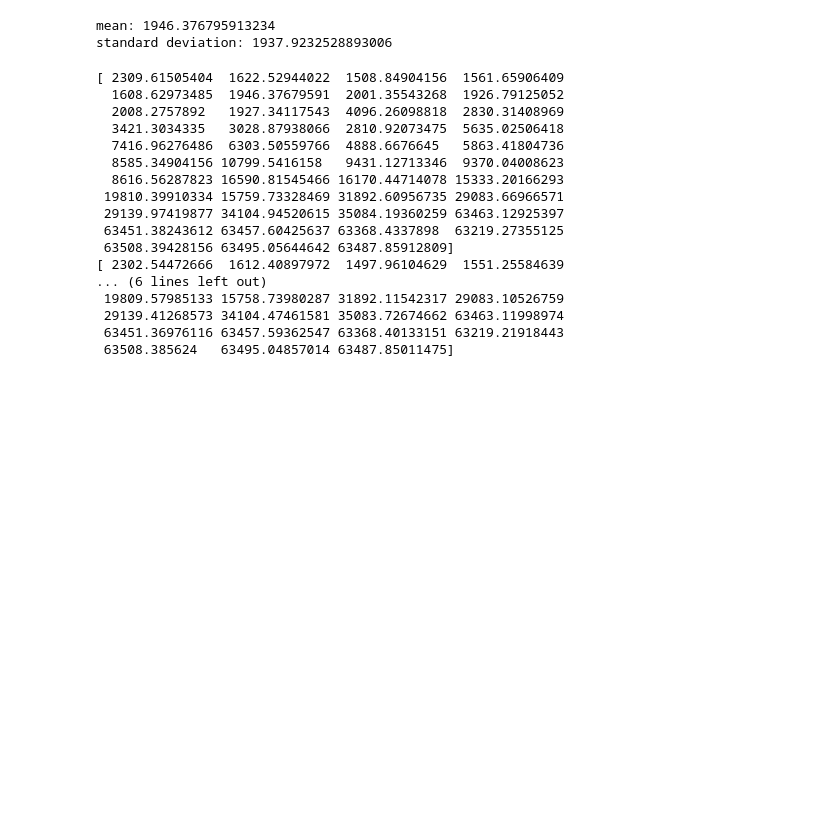
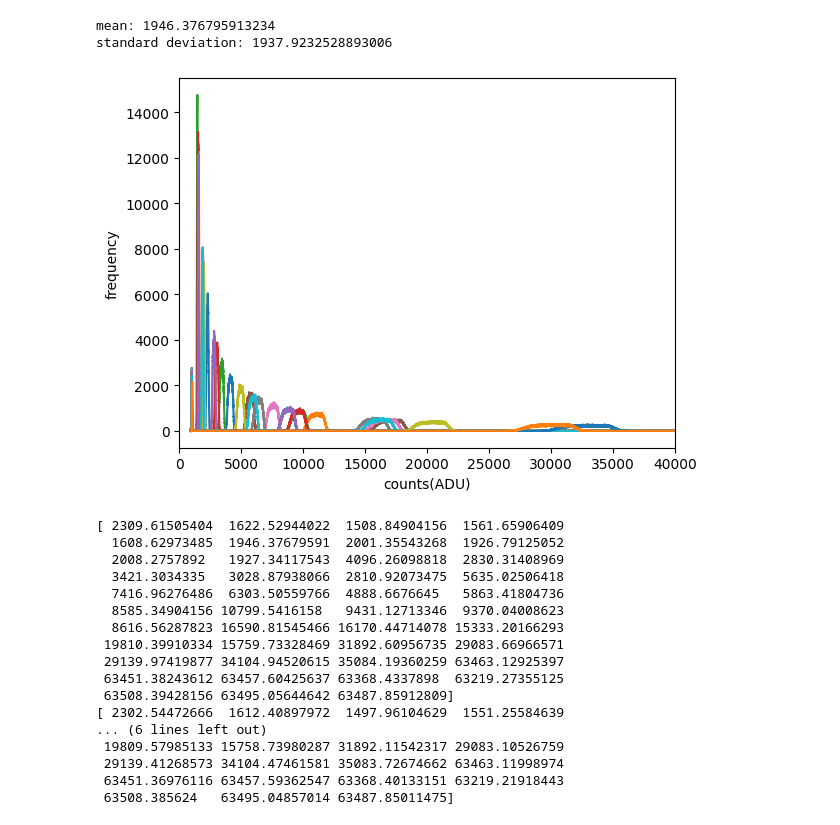
Before and after one commit to parkergeorge30/ASTRO150, a Jupyter notebook: Lab_1.ipynb, the cells around one changed output. Cells and saved outputs as stored; diff of their text form; code cells hidden in the pictures; blank space fills up the shorter version.

Commit message:
Evans Histogram code update

```diff
--- a/Lab_1.ipynb
+++ b/Lab_1.ipynb
@@ -30,21 +30,31 @@ def mean_std(filename): # Function for computing the mean and the standard devia
     print("mean:", m1)
     print("standard deviation:", std)
 
-def histogram(filename): # Function for creating a histogram of the desired filename
-    arr = fits.getdata(filename)
-    x = arr.flatten()
-    hmin = 0
-    hmax = x.max()
-    hr = np.arange(hmin,hmax+1.)
-    hist = []
-    for i in hr:
-        counts = len(np.where(x==i)[0])
-        hist.append(counts)
-    plt.plot(hr,hist)
-    plt.title(filename)
-    # plt.xlim(0,7000)
-    plt.xlabel('counts(ADU)')
-    plt.ylabel('frequency')
+def histogram(array,hmin=None, hmax=None, title=None): # Function for creating a histogram of the desired filename
+    array = []
+    fig, ax = plt.subplots()
+    for i in range(43,75): # fetches the filenames every 5 files for the 9 different exposure times
+        filename = 'Lab1_data/d20%d.fits'%(i)
+        arr = fits.getdata(filename) # stores the filename in an array
+        #hdr = fits.open(filename) # opens the file and gets the info of each
+        x = arr.flatten()
+        if hmin is None:
+            hmin = x.min()
+        if hmax is None:
+            hmax = x.max()
+         # initialize bins and empty count arr
+        hr = np.arange(hmin, hmax + 1)
+        hist = np.zeros(hmax - hmin + 1, dtype=int)
+        # count each value in bins
+        for value in x:
+            if hmin < value < hmax:
+                hist[value - hmin] += 1
+
+        ax.plot(hr,hist)
+        ax.set_xlim([0,40000])
+        #ax.set_ylim([0,100000])
+        plt.xlabel('counts(ADU)')
+        plt.ylabel('frequency')
     plt.show()
 # %%
 read_image("Lab1_data/d2085.fits")
@@ -78,7 +88,10 @@ mean_std("Lab1_data/d2048.fits")
 mean: 1946.376795913234
 standard deviation: 1937.9232528893006
 # %%
-histogram("Lab1_data/d2048.fits")
+array = []
+histogram(array)
+# %% [output]
+[figure, added]
 # %%
 i = 43
 xbar = []
```
